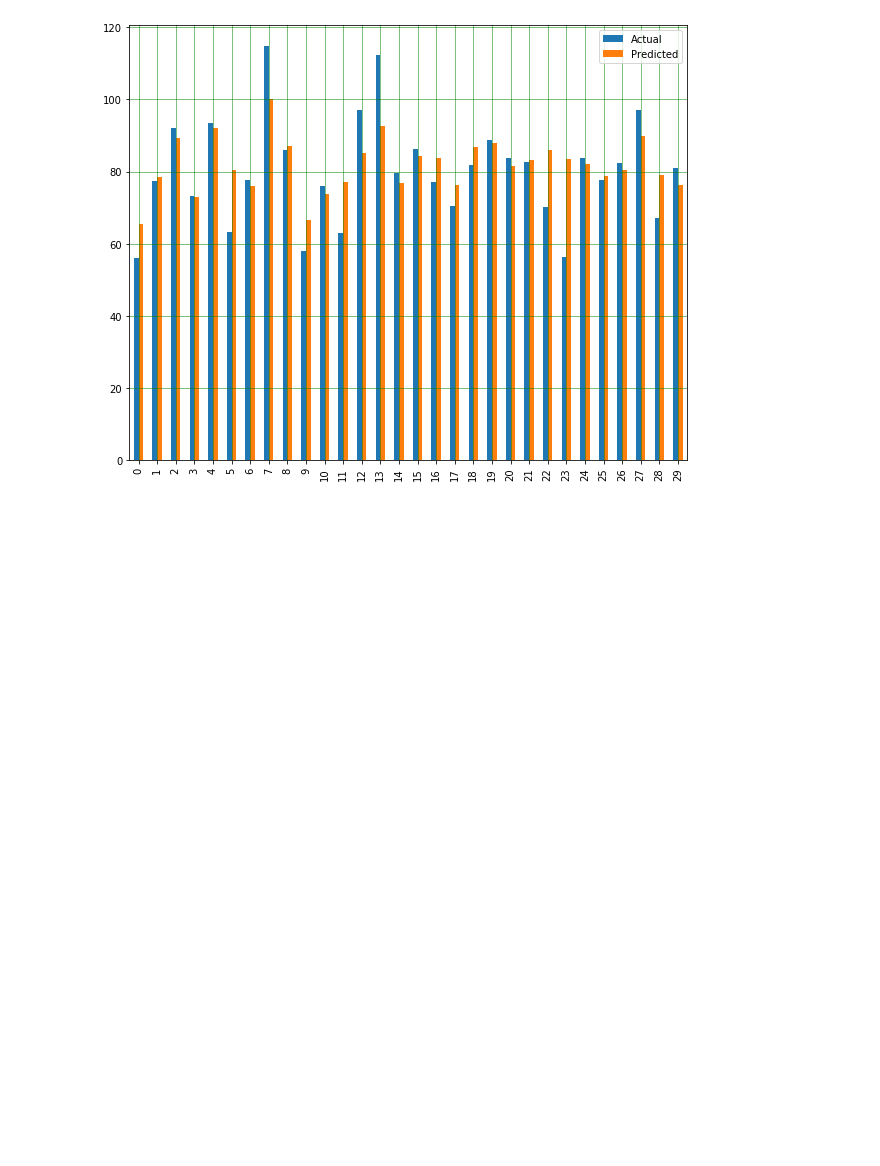
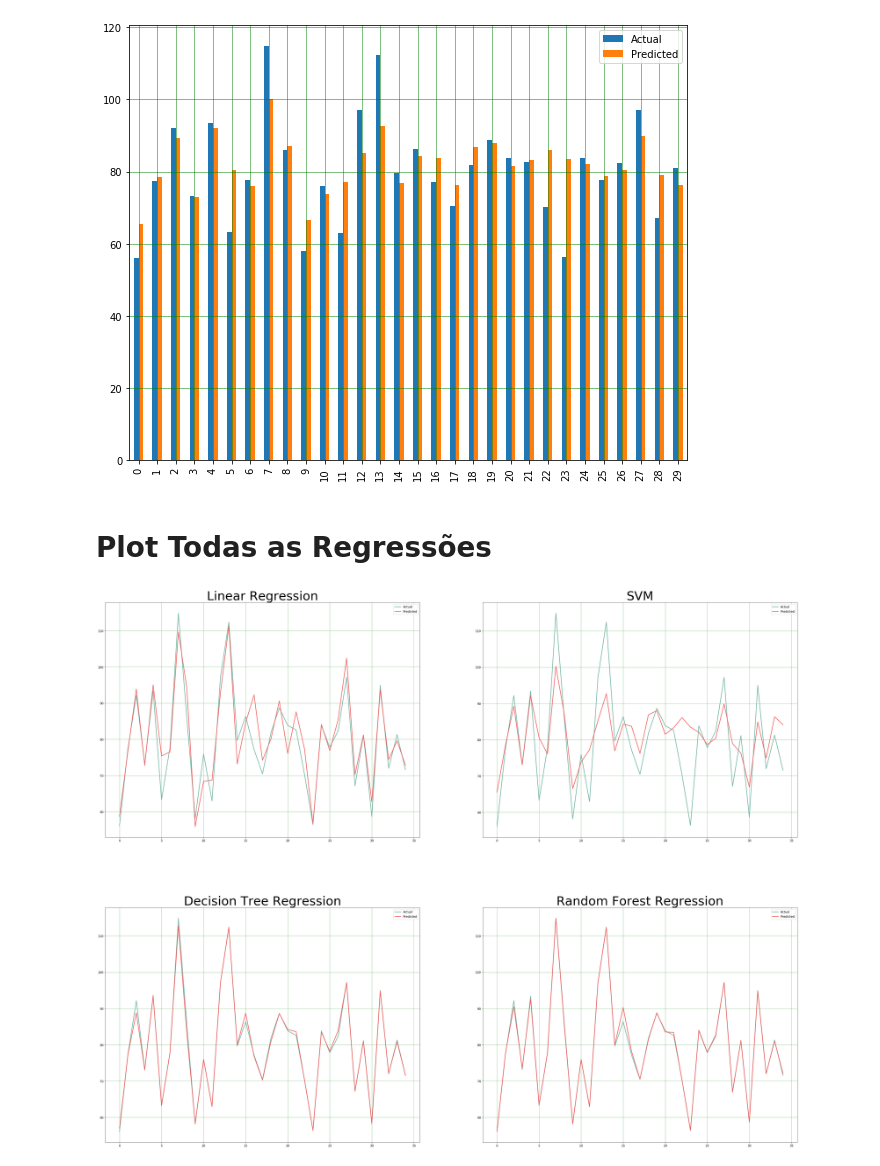
Before and after one commit to karinepestana/rpg-datasets-dissertacao, a Jupyter notebook: regressao.ipynb, the cells around one changed output. Drawn from its saved outputs; the diff is of its cells as text; code cells hidden in the pictures; blank space fills up the shorter version.

```diff
--- a/regressao.ipynb
+++ b/regressao.ipynb
@@ -201,3 +201,49 @@ plt.grid(which='minor', linestyle=':', linewidth='0.5', color='black')
 plt.show()
 # %% [output]
 [figure]
+# %% [markdown]
+# Plot Todas as Regressões
+# %%
+params = {'legend.fontsize': 'large',
+         'axes.labelsize': 'large',
+         'axes.titlesize':'large',
+         'xtick.labelsize':'large',
+         'ytick.labelsize':'large'}
+plt.rcParams.update(params)
+# %%
+fig, eixos = plt.subplots(nrows=2, ncols=2, figsize=(50,40))
+
+eixos[0,0].plot(pd.DataFrame({'x': y_teste}).head(35), linewidth='2.5', color = '#72B5A4', label='Actual')
+eixos[0,0].plot(pd.DataFrame({'y': regressaoLinear.predict(x_teste)}).head(35), linewidth='2.5', color = '#F15E5E', label='Predicted')
+eixos[0,0].set_title('Linear Regression', fontsize=50)
+eixos[0,0].legend(loc="upper right")
+eixos[0,0].grid(which='major', linestyle='-', linewidth='0.5', color='green')
+eixos[0,0].grid(which='minor', linestyle=':', linewidth='0.5', color='black')
+
+eixos[0,1].plot(pd.DataFrame({'x': y_teste}).head(35), linewidth='2.5', color = '#72B5A4', label='Actual')
+eixos[0,1].plot(pd.DataFrame({'y': regressorSVM.predict(x_teste)}).head(35), linewidth='2.5', color = '#F15E5E', label='Predicted')
+eixos[0,1].set_title('SVM', fontsize=50)
+eixos[0,1].legend(loc="upper right")
+eixos[0,1].grid(which='major', linestyle='-', linewidth='0.5', color='green')
+eixos[0,1].grid(which='minor', linestyle=':', linewidth='0.5', color='black')
+
+eixos[1,0].plot(pd.DataFrame({'x': y_teste}).head(35), linewidth='2.5', color = '#72B5A4', label='Actual')
+eixos[1,0].plot(pd.DataFrame({'y': regressaoArvores.predict(x_teste)}).head(35), linewidth='2.5', color = '#F15E5E', label='Predicted')
+eixos[1,0].set_title('Decision Tree Regression', fontsize=50)
+eixos[1,0].legend(loc="upper right")
+eixos[1,0].grid(which='major', linestyle='-', linewidth='0.5', color='green')
+eixos[1,0].grid(which='minor', linestyle=':', linewidth='0.5', color='black')
+
+eixos[1,1].plot(pd.DataFrame({'x': y_teste}).head(35), linewidth='2.5', color = '#72B5A4', label='Actual')
+eixos[1,1].plot(pd.DataFrame({'y': regressaoRandomForest.predict(x_teste)}).head(35), linewidth='2.5', color = '#F15E5E', label='Predicted')
+eixos[1,1].set_title('Random Forest Regression', fontsize=50)
+eixos[1,1].legend(loc="upper right")
+eixos[1,1].grid(which='major', linestyle='-', linewidth='0.5', color='green')
+eixos[1,1].grid(which='minor', linestyle=':', linewidth='0.5', color='black')
+
+plt.subplots_adjust(wspace=0.2)
+plt.subplots_adjust(hspace=0.3)
+#plt.show()
+plt.savefig('graphs.png')
+# %% [output]
+[figure, added]
```
Also changed, not shown: parts of 3 cells of this notebook.
